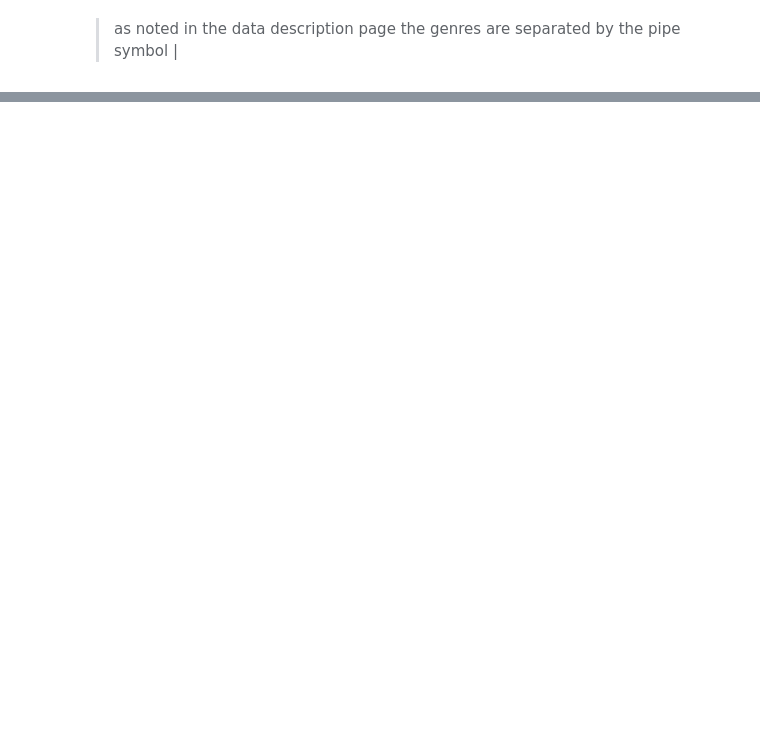
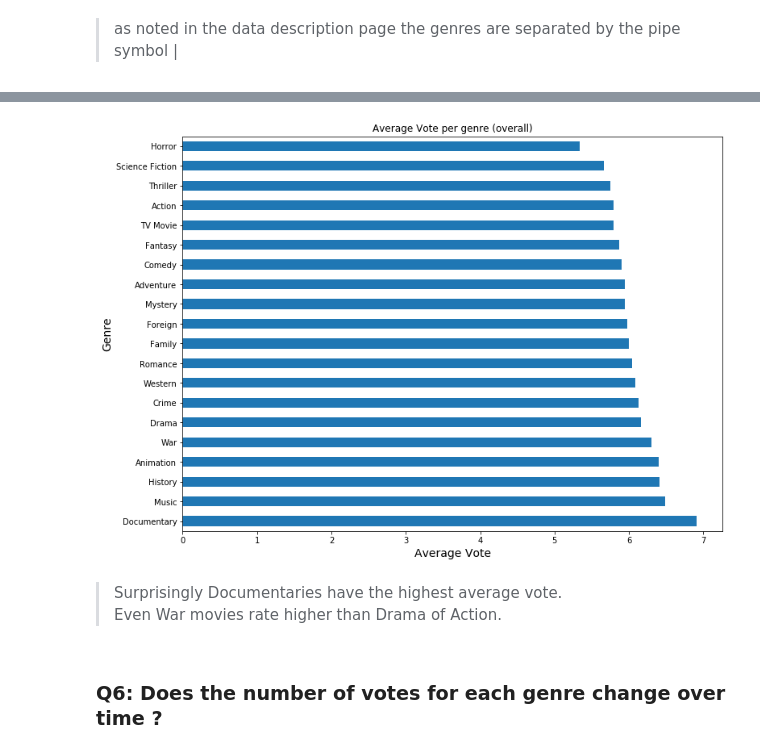
Before and after one commit to jamesl-github/udacity, a Jupyter notebook: nanodegree/data_analysis/Investigate_a_Dataset/investigate-a-dataset.ipynb, the cells around one changed output, grey strips where cells are left out. Drawn from its saved outputs; the diff is of its cells as text; code cells hidden in the pictures; blank space fills up the shorter version.

```diff
--- a/nanodegree/data_analysis/Investigate_a_Dataset/investigate-a-dataset.ipynb
+++ b/nanodegree/data_analysis/Investigate_a_Dataset/investigate-a-dataset.ipynb
@@ -608,0 +420,8 @@ plt.show();
+# %%
+print(datetime.now())
+
+a5 = joined_df.groupby(["genre"])["vote_average"].mean()
+a5 = a5.sort_values(ascending=False, inplace=False)
+a5
+
+print(datetime.now())
@@ -608,0 +448,11 @@ plt.show();
+# %%
+a5.plot(kind="barh", figsize=(12, 9), title='Average Vote per genre (overall)');
+plt.xlabel('Average Vote', fontsize=14);
+plt.ylabel('Genre', fontsize=14);
+# %% [output]
+[figure, added]
+# %% [markdown]
+> Surprisingly Documentaries have the highest average vote.
+Even War movies rate higher than Drama of Action.
+# %% [markdown]
+### Q6: Does the number of votes for each genre change over time ?
```
Also changed, not shown: parts of 79 cells of this notebook, 1 other file.
